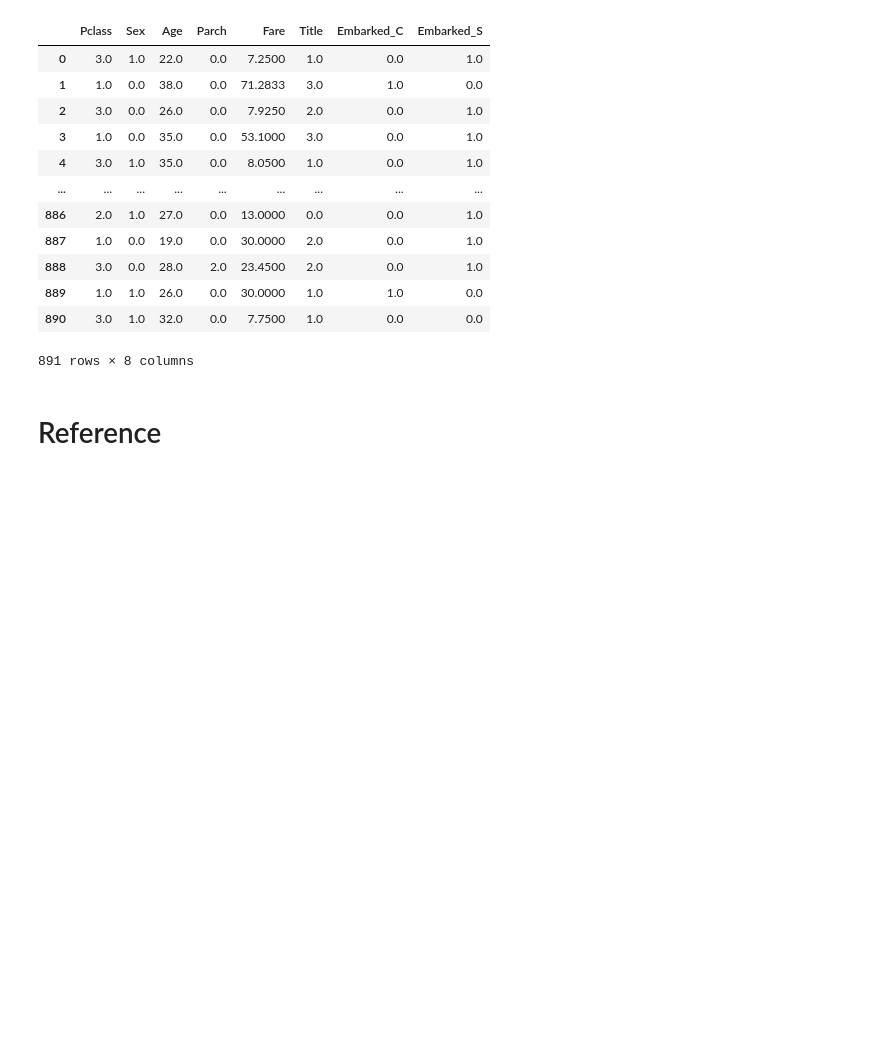
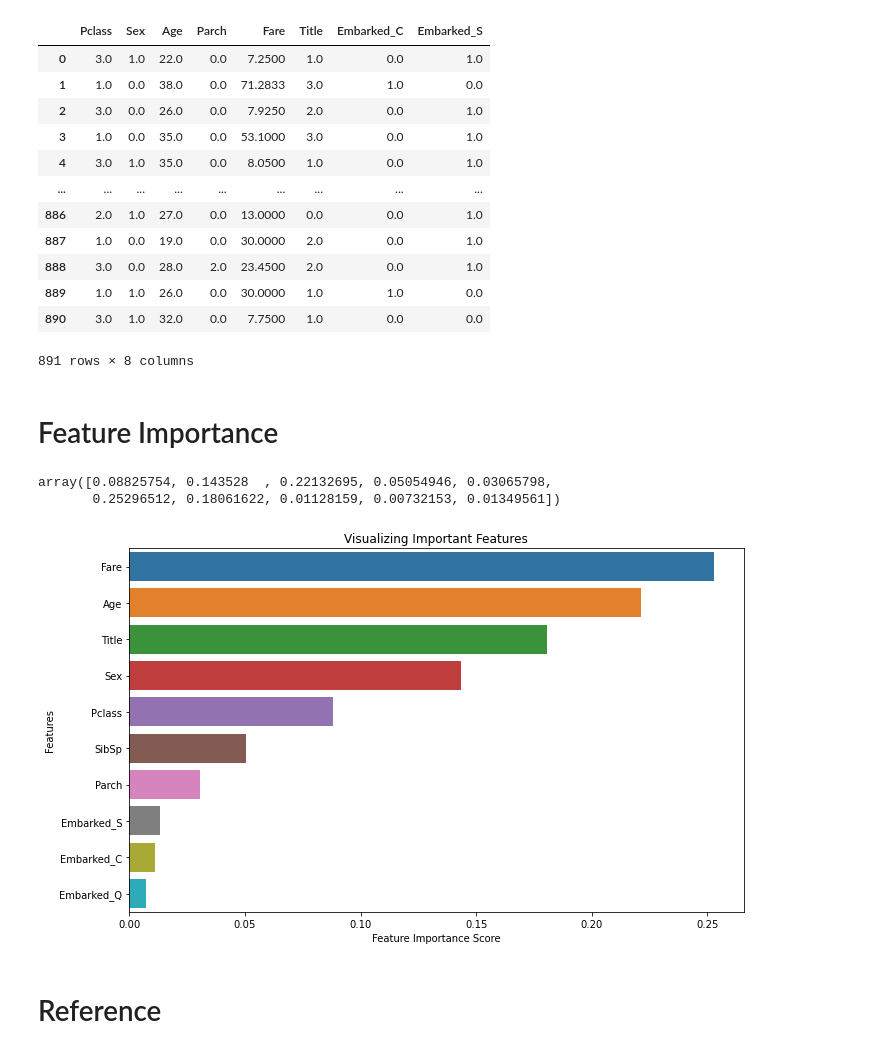
Before and after one commit to CertifaiAI/data-science-fundamentals, a Jupyter notebook: day_3/8S_End to End Example .ipynb, the cells around one changed output. Cells and saved outputs as stored; diff of their text form; code cells hidden in the pictures; blank space fills up the shorter version.

Commit message:
add feature importance

```diff
--- a/day_3/8S_End to End Example .ipynb
+++ b/day_3/8S_End to End Example .ipynb
@@ -1239,6 +1239,26 @@ feature_s
 | 889 | 1.0 | 1.0 | 26.0 | 0.0 | 30.0000 | 1.0 | 1.0 | 0.0 |
 | 890 | 3.0 | 1.0 | 32.0 | 0.0 | 7.7500 | 1.0 | 0.0 | 0.0 |
 891 rows × 8 columns
+# %% [markdown]
+# Feature Importance
+# %%
+random_forest_fi = RandomForestClassifier(n_estimators=100)
+random_forest_fi.fit(x_train_feature, x_train_target)
+random_forest_fi.feature_importances_
+# %% [output]
+array([0.08825754, 0.143528  , 0.22132695, 0.05054946, 0.03065798,
+       0.25296512, 0.18061622, 0.01128159, 0.00732153, 0.01349561])
+# %%
+feature_imp = pd.Series(random_forest_fi.feature_importances_, index=x_train_feature.columns).sort_values(ascending=False)
+plt.figure(figsize=(10,6))
+sns.barplot(x=feature_imp, y=feature_imp.index)
+# Add labels to your graph
+plt.xlabel('Feature Importance Score')
+plt.ylabel('Features')
+plt.title("Visualizing Important Features")
+plt.tight_layout()
+# %% [output]
+[figure, added]
 # %% [markdown]
 # Reference
 # %% [markdown]
```
